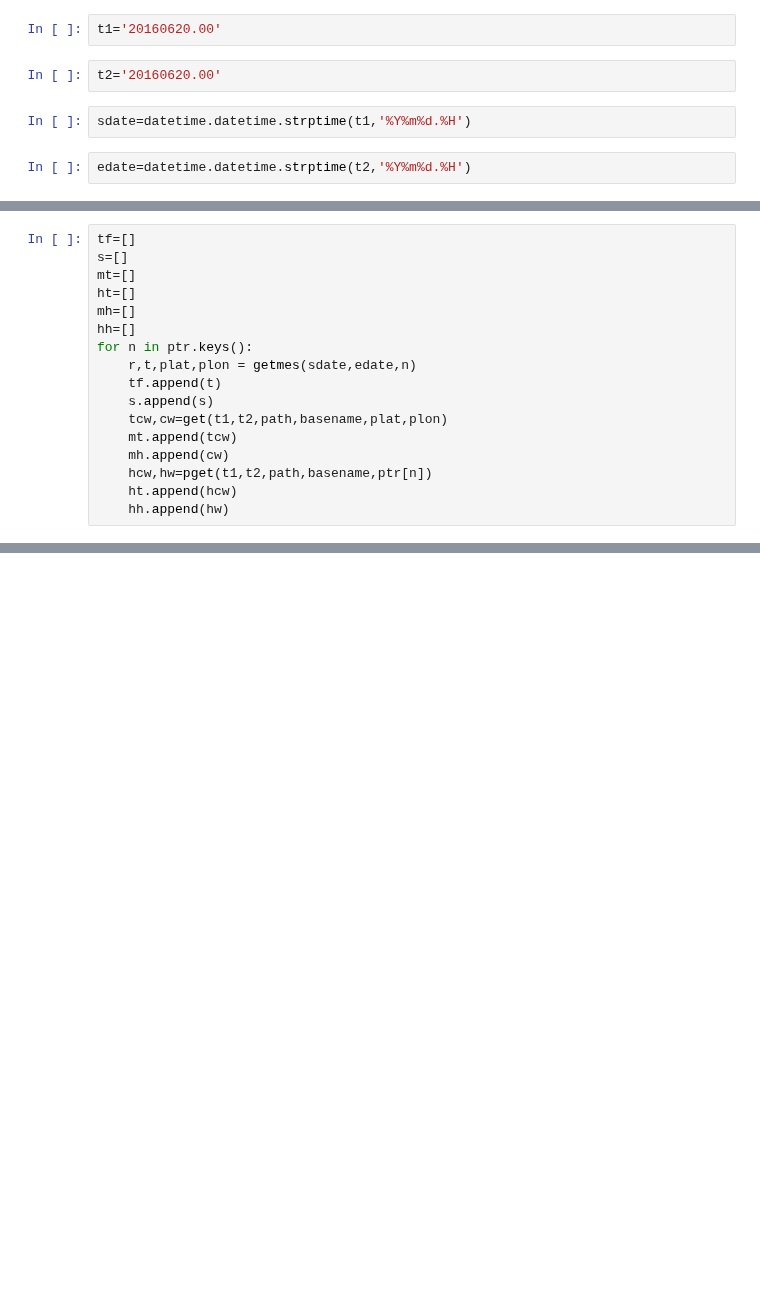
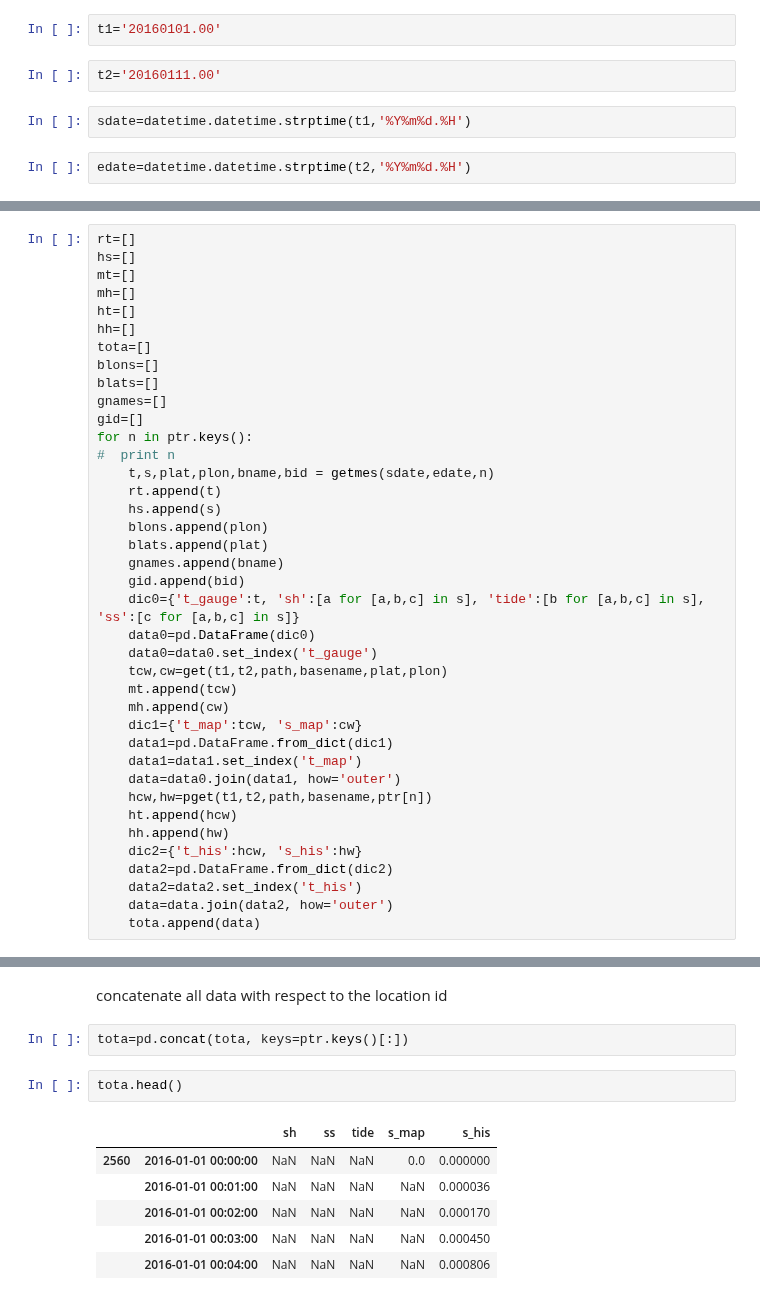
Before and after one commit to brey/pyPoseidon, a Jupyter notebook: Jupyter/Check all Obs points.ipynb, the cells around one changed output, grey strips where cells are left out. Saved outputs shown, nothing was run; the diff lists cells and outputs as text; blank space fills up the shorter version.

```diff
--- a/Jupyter/Check all Obs points.ipynb
+++ b/Jupyter/Check all Obs points.ipynb
@@ -16,8 +27,8 @@ with open(path+'med.pkl', 'r') as f:
     ptr=pickle.load(f)
 # %%
-t1='20160620.00'
+t1='20160101.00'
 # %%
-t2='20160620.00'
+t2='20160111.00'
 # %%
 sdate=datetime.datetime.strptime(t1,'%Y%m%d.%H')
 # %%
@@ -25,17 +64,39 @@ edate=datetime.datetime.strptime(t2,'%Y%m%d.%H')
 # %%
-tf=[]
-s=[]
+rt=[]
+hs=[]
 mt=[]
+mh=[]
 ht=[]
-mh=[]
 hh=[]
+tota=[]
+blons=[]
+blats=[]
+gnames=[]
+gid=[]
 for n in ptr.keys():
-    r,t,plat,plon = getmes(sdate,edate,n)
-    tf.append(t)
-    s.append(s)
+#  print n
+    t,s,plat,plon,bname,bid = getmes(sdate,edate,n)
+    rt.append(t)
+    hs.append(s)
+    blons.append(plon)
+    blats.append(plat)
+    gnames.append(bname)
+    gid.append(bid)
+    dic0={'t_gauge':t, 'sh':[a for [a,b,c] in s], 'tide':[b for [a,b,c] in s], 'ss':[c for [a,b,c] in s]}
+    data0=pd.DataFrame(dic0)
+    data0=data0.set_index('t_gauge')
     tcw,cw=get(t1,t2,path,basename,plat,plon)
     mt.append(tcw)
     mh.append(cw)
+    dic1={'t_map':tcw, 's_map':cw}
+    data1=pd.DataFrame.from_dict(dic1)
+    data1=data1.set_index('t_map')
+    data=data0.join(data1, how='outer')
     hcw,hw=pget(t1,t2,path,basename,ptr[n])
     ht.append(hcw)
     hh.append(hw)
+    dic2={'t_his':hcw, 's_his':hw}
+    data2=pd.DataFrame.from_dict(dic2)
+    data2=data2.set_index('t_his')
+    data=data.join(data2, how='outer')
+    tota.append(data)
@@ -64,0 +126,13 @@ n
+# %% [markdown]
+concatenate all data with respect to the location id
+# %%
+tota=pd.concat(tota, keys=ptr.keys()[:])
+# %%
+tota.head()
+# %% [output]
+|  |  | sh | ss | tide | s_map | s_his |
+| 2560 | 2016-01-01 00:00:00 | NaN | NaN | NaN | 0.0 | 0.000000 |
+|  | 2016-01-01 00:01:00 | NaN | NaN | NaN | NaN | 0.000036 |
+|  | 2016-01-01 00:02:00 | NaN | NaN | NaN | NaN | 0.000170 |
+|  | 2016-01-01 00:03:00 | NaN | NaN | NaN | NaN | 0.000450 |
+|  | 2016-01-01 00:04:00 | NaN | NaN | NaN | NaN | 0.000806 |
```
Also changed, not shown: parts of 67 cells of this notebook.
